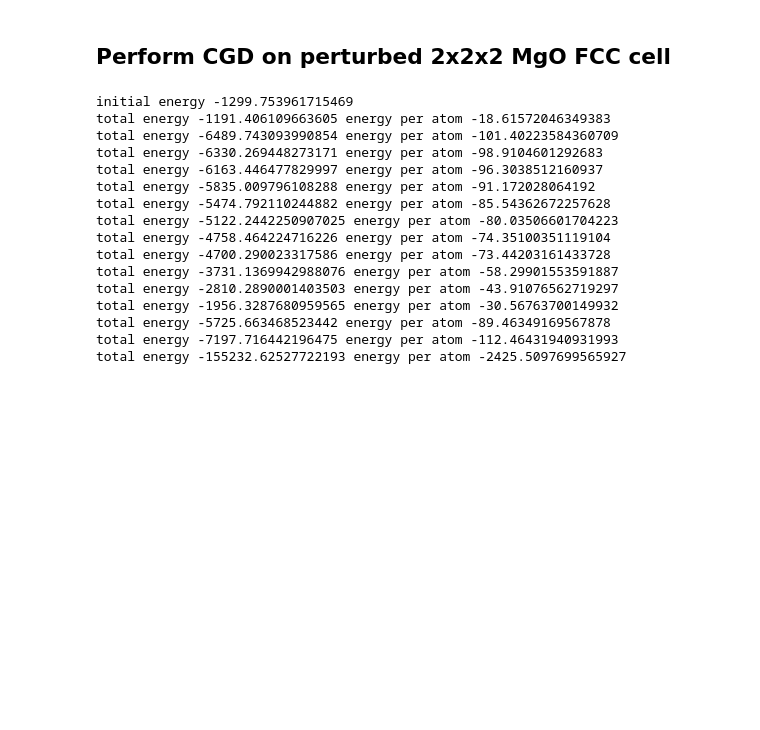
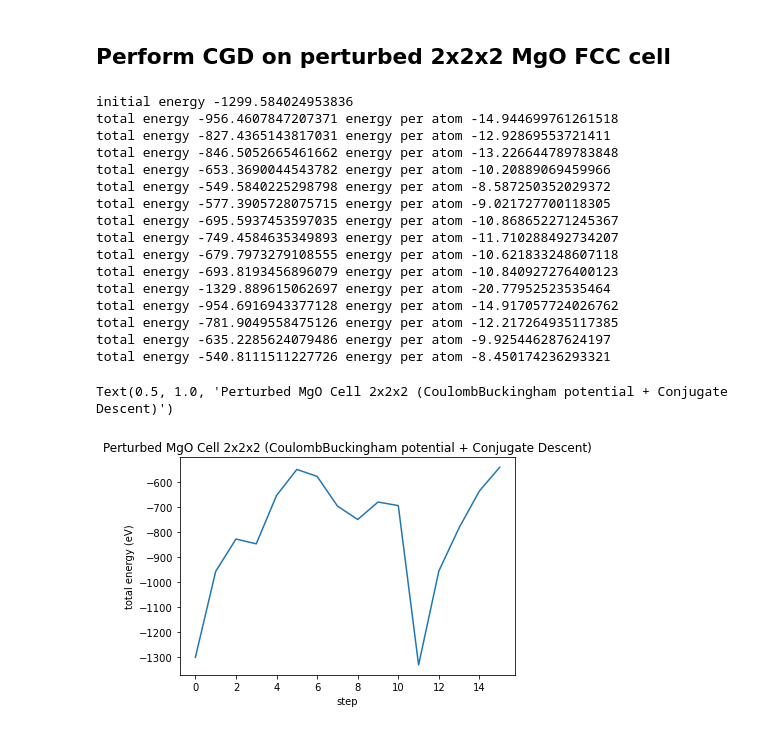
Before and after one commit to chantomkit/4061_backup, a Jupyter notebook: project_A/lab4.ipynb, the cells around one changed output. Drawn from its saved outputs; the diff is of its cells as text; code cells hidden in the pictures; blank space fills up the shorter version.

```diff
--- a/project_A/lab4.ipynb
+++ b/project_A/lab4.ipynb
@@ -306,8 +297,9 @@ rate = np.ones(len(MgO_cell)) * 1e-6
 h = - CoulombBuckingham_Fprime(MgO_cell, MgO_cell_vector, Mg_length)
 
 nlist_df = pd.DataFrame(neighbor_list(MgO_cell, MgO_cell_vector))
-en_tmp = total_CoulombBuckingham(nlist_df, length=Mg_length)
-print('initial energy', en_tmp)
+all_en = []
+all_en.append(total_CoulombBuckingham(nlist_df, length=Mg_length))
+print('initial energy', all_en[-1])
 for i in range(15):
     MgO_cell_next, h_next = CoulombBuckingham_CG(MgO_cell, MgO_cell_vector, rate, h, Mg_length)
     MgO_cell = MgO_cell_next
@@ -316,26 +308,33 @@ for i in range(15):
     nlist_df = pd.DataFrame(neighbor_list(MgO_cell, MgO_cell_vector))
     next_en = total_CoulombBuckingham(nlist_df, length=Mg_length)
     print('total energy', next_en, 'energy per atom', next_en / len(MgO_cell))
-    if (abs(next_en - en_tmp) < 1e-3):
+    if (abs(next_en - all_en[-1]) < 1e-3):
         print("converged")
         break
-    en_tmp = next_en
-    # break
+    all_en.append(next_en)
 write_MgOcell(MgO_cell, Mg_length, 'MgOcell_after.xyz')
 # %% [output]
-initial energy -1299.753961715469
-total energy -1191.406109663605 energy per atom -18.61572046349383
-total energy -6489.743093990854 energy per atom -101.40223584360709
-total energy -6330.269448273171 energy per atom -98.9104601292683
-total energy -6163.446477829997 energy per atom -96.3038512160937
-total energy -5835.009796108288 energy per atom -91.172028064192
-total energy -5474.792110244882 energy per atom -85.54362672257628
-total energy -5122.2442250907025 energy per atom -80.03506601704223
-total energy -4758.464224716226 energy per atom -74.35100351119104
-total energy -4700.290023317586 energy per atom -73.44203161433728
-total energy -3731.1369942988076 energy per atom -58.29901553591887
-total energy -2810.2890001403503 energy per atom -43.91076562719297
-total energy -1956.3287680959565 energy per atom -30.56763700149932
-total energy -5725.663468523442 energy per atom -89.46349169567878
-total energy -7197.716442196475 energy per atom -112.46431940931993
-total energy -155232.62527722193 energy per atom -2425.5097699565927
+initial energy -1299.584024953836
+total energy -956.4607847207371 energy per atom -14.944699761261518
+total energy -827.4365143817031 energy per atom -12.92869553721411
+total energy -846.5052665461662 energy per atom -13.226644789783848
+total energy -653.3690044543782 energy per atom -10.20889069459966
+total energy -549.5840225298798 energy per atom -8.587250352029372
+total energy -577.3905728075715 energy per atom -9.021727700118305
+total energy -695.5937453597035 energy per atom -10.868652271245367
+total energy -749.4584635349893 energy per atom -11.710288492734207
+total energy -679.7973279108555 energy per atom -10.621833248607118
+total energy -693.8193456896079 energy per atom -10.840927276400123
+total energy -1329.889615062697 energy per atom -20.77952523535464
+total energy -954.6916943377128 energy per atom -14.917057724026762
+total energy -781.9049558475126 energy per atom -12.217264935117385
+total energy -635.2285624079486 energy per atom -9.925446287624197
+total energy -540.8111511227726 energy per atom -8.450174236293321
+# %%
+plt.plot(all_en)
+plt.ylabel('total energy (eV)')
+plt.xlabel('step')
+plt.title('Perturbed MgO Cell 2x2x2 (CoulombBuckingham potential + Conjugate Descent)')
+# %% [output]
+Text(0.5, 1.0, 'Perturbed MgO Cell 2x2x2 (CoulombBuckingham potential + Conjugate Descent)')
+[figure, added]
```
Also changed, not shown: parts of 6 cells of this notebook, 5 other files.
